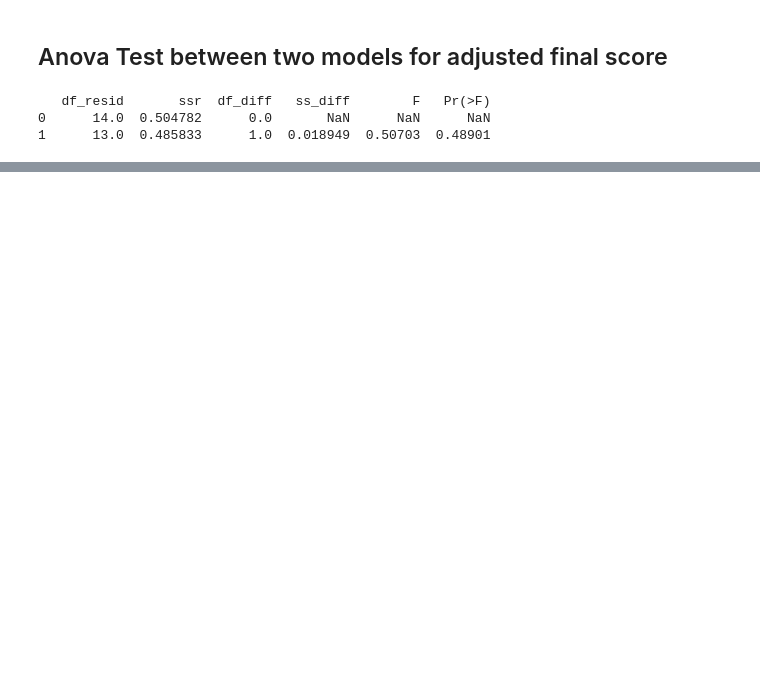
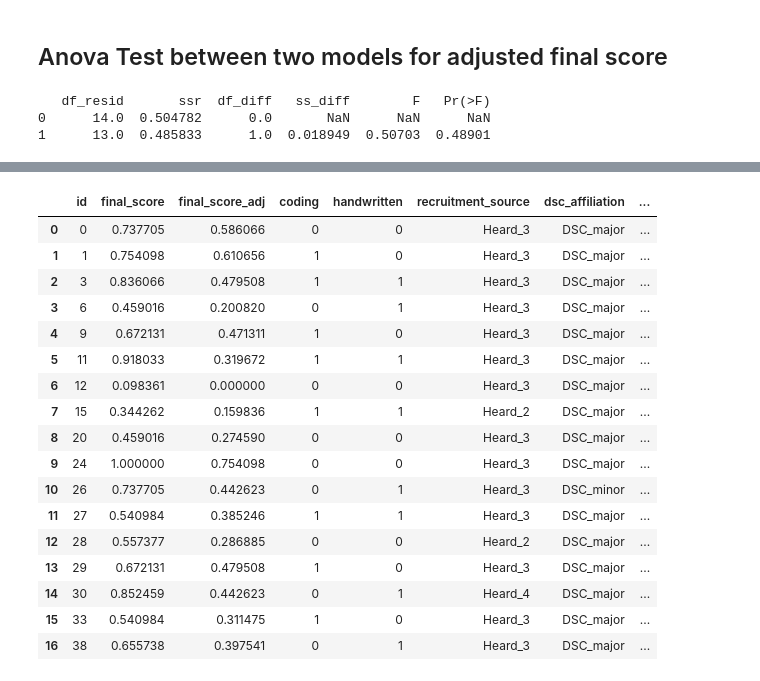
Before and after one commit to SaintHades/Simulation-coding-exercises-for-teaching-probability-theory, a Jupyter notebook: statistic_analysis.ipynb, the cells around one changed output, grey strips where cells are left out. Drawn from its saved outputs; the diff is of its cells as text; code cells hidden in the pictures; blank space fills up the shorter version.

```diff
--- a/statistic_analysis.ipynb
+++ b/statistic_analysis.ipynb
@@ -203,0 +271,15 @@ dfi.export(
+# %%
+sample_new['dsc_affiliation'].value_counts()
+dsc_type = {
+    'major': 'DSC_major',
+    'minor': 'DSC_minor',
+    'neither': 'DSC_neither',
+}
+# %%
+sample_new['math_affiliation'].value_counts()
+
+math_type = {
+    'major': 'MATH_major',
+    'minor': 'MATH_minor',
+    'neither': 'MATH_neither',
+}
@@ -203,0 +298,44 @@ dfi.export(
+# %%
+sample_new['stats_courses_taken'].value_counts()
+
+section_type = {
+    'MATH 181A': 'Stats_1',
+    'MATH 180A': 'Stats_2',
+    'ECE 109': 'Stats_2',
+    'MAE 108': 'Stats_2',
+    'MATH 183': 'Stats_3',
+    'MATH 186': 'Stats_3',
+    'ECON 120A': 'Stats_3',
+    'None of the above': 'Stats_4'
+}
+# %%
+def mappings(col, dictionary):
+    values = [i.strip() for i in col.split(',')]
+    adjust = {dictionary.get(j) for j in values if j in dictionary} #keep unique values
+    return ', '.join(adjust)
+# %%
+samples = sample_new.copy()
+samples['recruitment_source'] = samples['recruitment_source'].apply(lambda x: mappings(x, heard_type))
+samples['stats_courses_taken'] = samples['stats_courses_taken'].apply(lambda x: mappings(x, section_type))
+samples['dsc_affiliation'] = samples['dsc_affiliation'].apply(lambda x: mappings(x, dsc_type))
+samples['math_affiliation'] = samples['math_affiliation'].apply(lambda x: mappings(x, math_type))
+samples
+# %% [output]
+|  | id | final_score | final_score_adj | coding | handwritten | recruitment_source | dsc_affiliation | ... |
+| 0 | 0 | 0.737705 | 0.586066 | 0 | 0 | Heard_3 | DSC_major | ... |
+| 1 | 1 | 0.754098 | 0.610656 | 1 | 0 | Heard_3 | DSC_major | ... |
+| 2 | 3 | 0.836066 | 0.479508 | 1 | 1 | Heard_3 | DSC_major | ... |
+| 3 | 6 | 0.459016 | 0.200820 | 0 | 1 | Heard_3 | DSC_major | ... |
+| 4 | 9 | 0.672131 | 0.471311 | 1 | 0 | Heard_3 | DSC_major | ... |
+| 5 | 11 | 0.918033 | 0.319672 | 1 | 1 | Heard_3 | DSC_major | ... |
+| 6 | 12 | 0.098361 | 0.000000 | 0 | 0 | Heard_3 | DSC_major | ... |
+| 7 | 15 | 0.344262 | 0.159836 | 1 | 1 | Heard_2 | DSC_major | ... |
+| 8 | 20 | 0.459016 | 0.274590 | 0 | 0 | Heard_3 | DSC_major | ... |
+| 9 | 24 | 1.000000 | 0.754098 | 0 | 0 | Heard_3 | DSC_major | ... |
+| 10 | 26 | 0.737705 | 0.442623 | 0 | 1 | Heard_3 | DSC_minor | ... |
+| 11 | 27 | 0.540984 | 0.385246 | 1 | 1 | Heard_3 | DSC_major | ... |
+| 12 | 28 | 0.557377 | 0.286885 | 0 | 0 | Heard_2 | DSC_major | ... |
+| 13 | 29 | 0.672131 | 0.479508 | 1 | 0 | Heard_3 | DSC_major | ... |
+| 14 | 30 | 0.852459 | 0.442623 | 0 | 1 | Heard_4 | DSC_major | ... |
+| 15 | 33 | 0.540984 | 0.311475 | 1 | 0 | Heard_3 | DSC_major | ... |
+| 16 | 38 | 0.655738 | 0.397541 | 0 | 1 | Heard_3 | DSC_major | ... |
```
Also changed, not shown: parts of 38 cells of this notebook, 1 other file.
